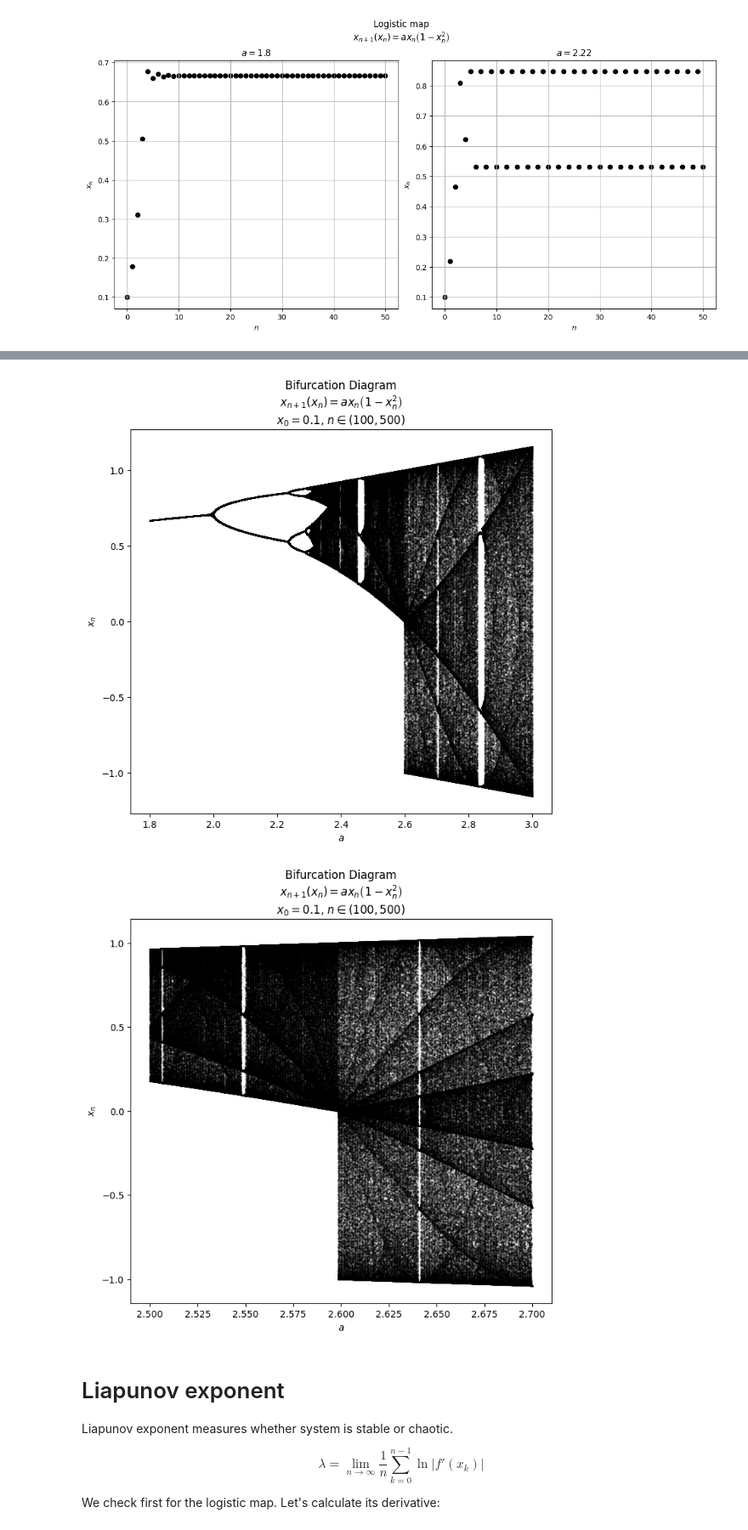
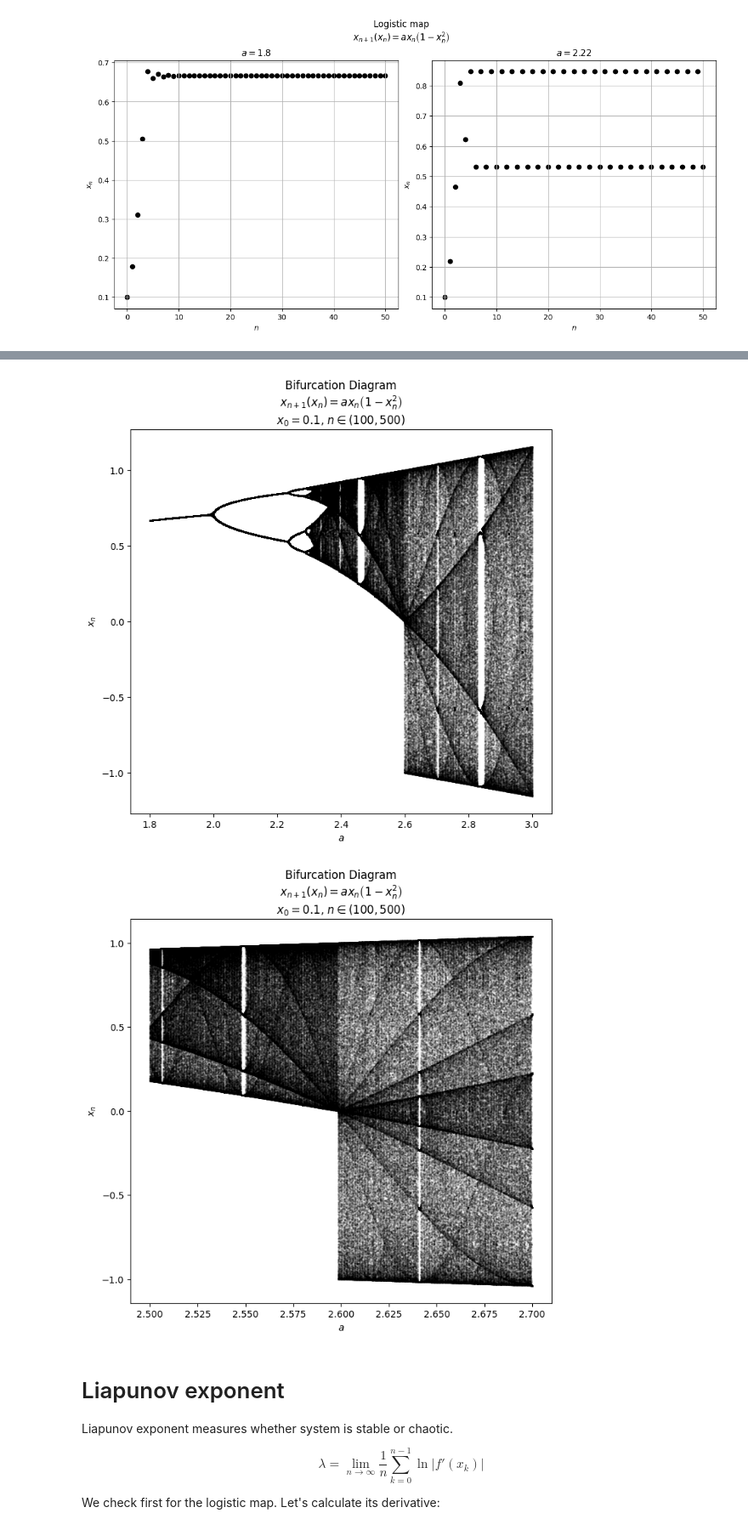
Before and after one commit to Yolonek/NonlinearDynamics, a Jupyter notebook: L4-LogisticMap.ipynb, the cells around one changed output, grey strips where cells are left out. Shown at 85% size. Cells and saved outputs as stored; diff of their text form; code cells hidden in the pictures.

```diff
--- a/L4-LogisticMap.ipynb
+++ b/L4-LogisticMap.ipynb
@@ -136,18 +136,18 @@ a_start, a_end, quality = 1.8, 3, 1000
 a_interval = np.linspace(a_start, a_end, quality)
 diagram = logistic_map_parameter_dependence(x_0, n, cubic_map_expression, a_interval)
 # %%
-plot_bifurcation_diagram(diagram, a_interval, skip, cubic_map_symbolic, {'color': 'black', 's': 1, 'alpha': 0.2}, {})
+plot_bifurcation_diagram(diagram, a_interval, skip, cubic_map_symbolic, {'color': 'black', 's': 1, 'alpha': 0.1}, {})
 # %% [output]
-[figure, old version]
+[figure, new version]
 # %%
 x_0, n, skip = 0.1, 501, 100
 a_start, a_end, quality = 2.5, 2.7, 1000
 a_interval = np.linspace(a_start, a_end, quality)
 diagram = logistic_map_parameter_dependence(x_0, n, cubic_map_expression, a_interval)
 # %%
-plot_bifurcation_diagram(diagram, a_interval, skip, cubic_map_symbolic, {'color': 'black', 's': 1, 'alpha': 0.2}, {})
+plot_bifurcation_diagram(diagram, a_interval, skip, cubic_map_symbolic, {'color': 'black', 's': 1, 'alpha': 0.1}, {})
 # %% [output]
-[figure, old version]
+[figure, new version]
 # %% [markdown]
 # Liapunov exponent
 
```
Also changed, not shown: parts of 10 cells of this notebook, 9 other files.
